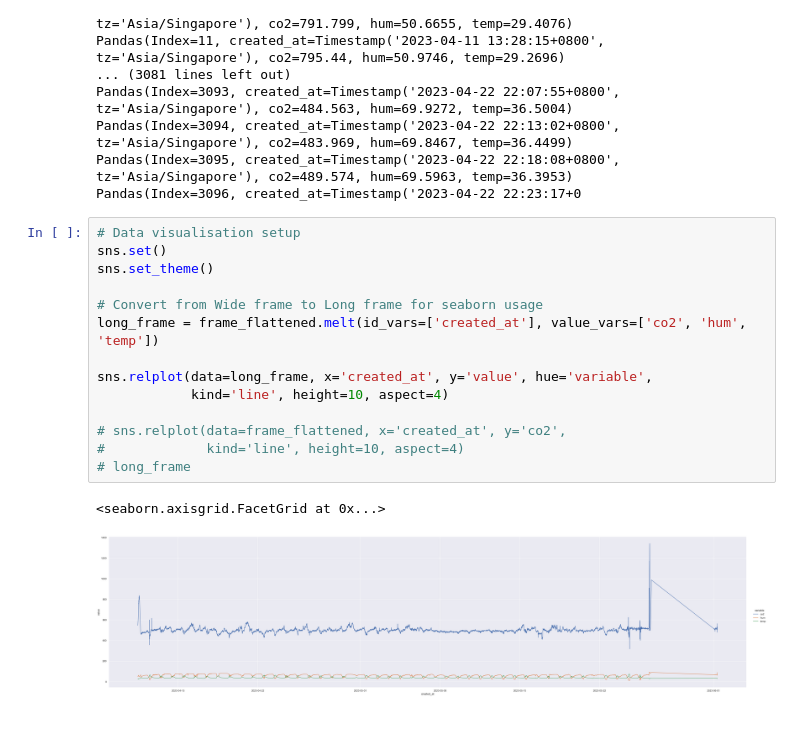
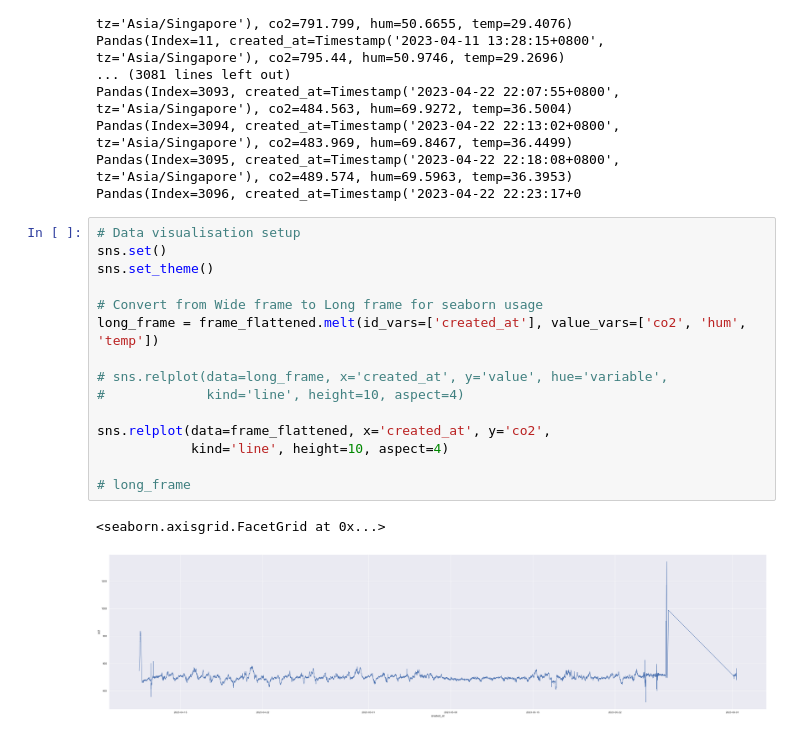
Before and after one commit to After232/corn-men, a Jupyter notebook: main.ipynb, the cells around one changed output. Cells and saved outputs as stored; diff of their text form.

```diff
--- a/main.ipynb
+++ b/main.ipynb
@@ -151,17 +152,18 @@ Pandas(Index=3096, created_at=Timestamp('2023-04-22 22:23:17+0
 # %%
 # Data visualisation setup
 sns.set()
 sns.set_theme()
 
 # Convert from Wide frame to Long frame for seaborn usage
 long_frame = frame_flattened.melt(id_vars=['created_at'], value_vars=['co2', 'hum', 'temp'])
 
-sns.relplot(data=long_frame, x='created_at', y='value', hue='variable',
+# sns.relplot(data=long_frame, x='created_at', y='value', hue='variable',
+#             kind='line', height=10, aspect=4)
+
+sns.relplot(data=frame_flattened, x='created_at', y='co2',
             kind='line', height=10, aspect=4)
 
-# sns.relplot(data=frame_flattened, x='created_at', y='co2',
-#             kind='line', height=10, aspect=4)
 # long_frame
 # %% [output]
 <seaborn.axisgrid.FacetGrid at 0x...>
-[figure, old version]
+[figure, new version]
```
Also changed, not shown: parts of 4 cells of this notebook.
